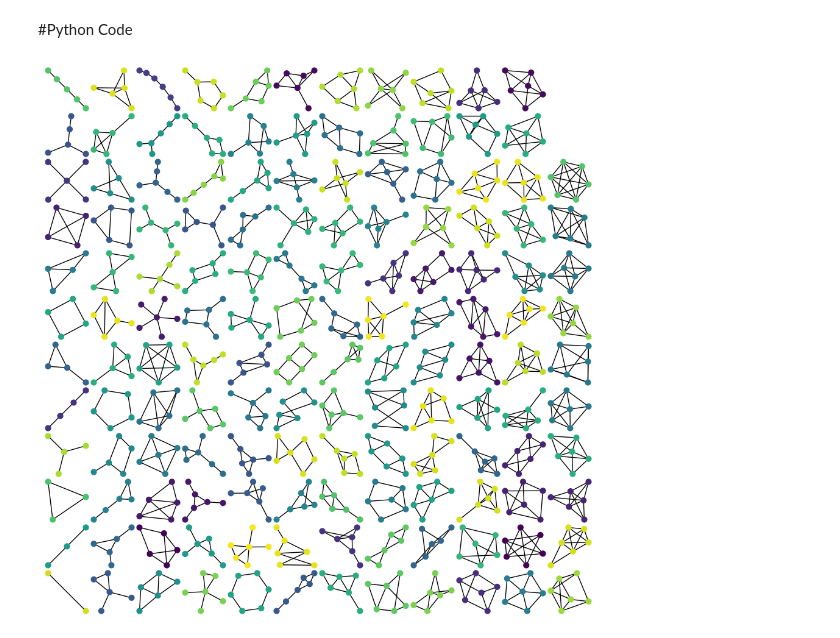
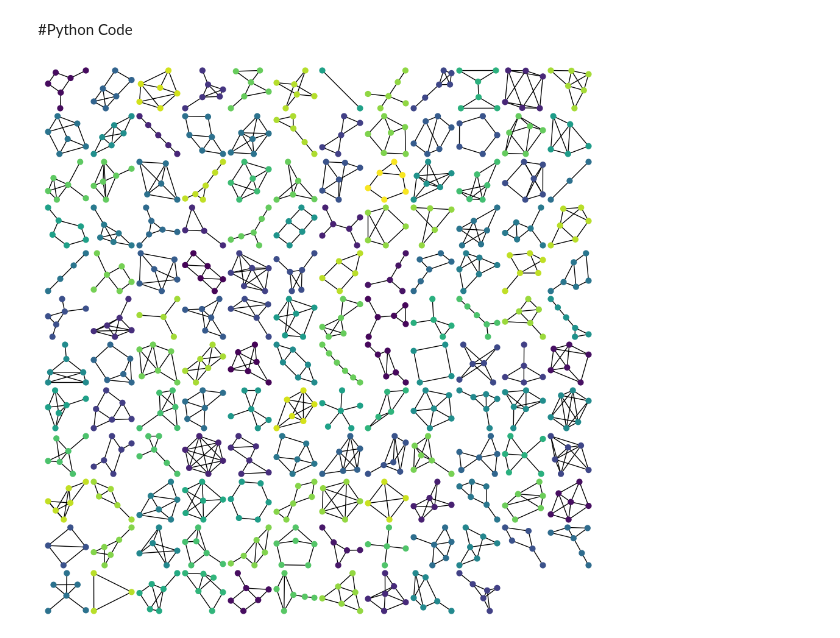
Before and after one commit to bingsen-wang/EE-Fundamentals, a Jupyter notebook: Graph_atlas.ipynb, the cells around one changed output. Cells and saved outputs as stored; diff of their text form; code cells hidden in the pictures.

```diff
--- a/Graph_atlas.ipynb
+++ b/Graph_atlas.ipynb
@@ -14,6 +14,7 @@ This animation is based on this [reference](https://networkx.org/documentation/s
 # %% [markdown]
 #Python Code
 # %%
+from numpy.core.function_base import linspace
 import random
 import networkx as nx
 import matplotlib
@@ -26,7 +27,7 @@ plt.rcParams.update({"font.family" : "sans serif","mathtext.fontset" : "cm"})
 
 #parameters
 Nf = 142
-
+nlst=linspace(0,Nf-1,Nf).tolist()
 GraphMatcher = nx.isomorphism.vf2userfunc.GraphMatcher
 def atlas6():
     """Return the atlas of all connected graphs with at most 6 nodes"""
@@ -38,34 +39,35 @@ def atlas6():
             # check if isomorphic to a previous graph
             if not GraphMatcher(U, G).subgraph_is_isomorphic():
                 U = nx.disjoint_union(U, G)
     return U
 G = atlas6()
 fig = plt.figure(figsize=(9,9))
 fig.tight_layout()
 axs=[]
 for k in range(12):
   for m in range(12):
-    ax=fig.add_axes([k/12,m/12,1/12,1/12],fc='none') #no fc
+    ax=fig.add_axes([m/12,(11-k)/12,1/12,1/12],fc='none') #no fc
     ax.axis('off') #turn off axis frames
     axs.append(ax)
 C = [G.subgraph(c) for c in nx.connected_components(G)]
 
 def ini():
   return
 # animation function. This is called sequentially
 def animate(i):
-  # print('i='+str(i))
   c = [random.random()] * nx.number_of_nodes(C[i])
+  k=random.choice(nlst)
+  nlst.remove(k)
   pos=nx.spring_layout(C[i])
   nx.draw_networkx(C[i],pos, node_size=40, node_color=c,
-                   vmin=0.0, vmax=1.0, with_labels=False,ax=axs[i])
+                   vmin=0.0, vmax=1.0, with_labels=False,ax=axs[int(k)])
   return
 
 anim = animation.FuncAnimation(fig, animate, frames=Nf, init_func=ini, interval=50)
 # anim #uncomment to generate animation in the output area
 # to save the animation, uncomment the following three lines
 fn = "Graph_atlas.mp4"
 writervideo = animation.FFMpegWriter(fps=5)
 anim.save(fn, writer=writervideo,dpi = 120)
 # %% [output]
-[figure, old version]
+[figure, new version]
```
